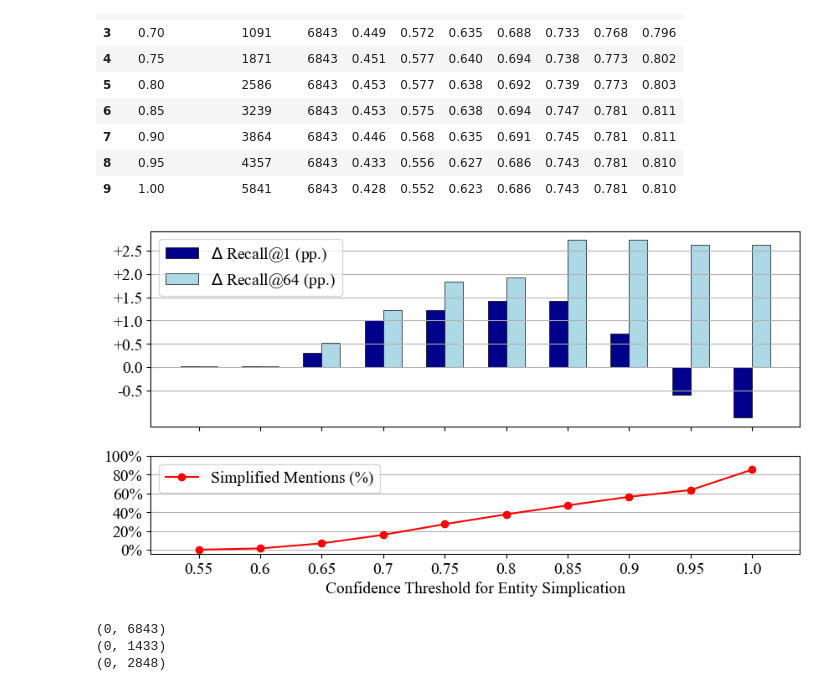
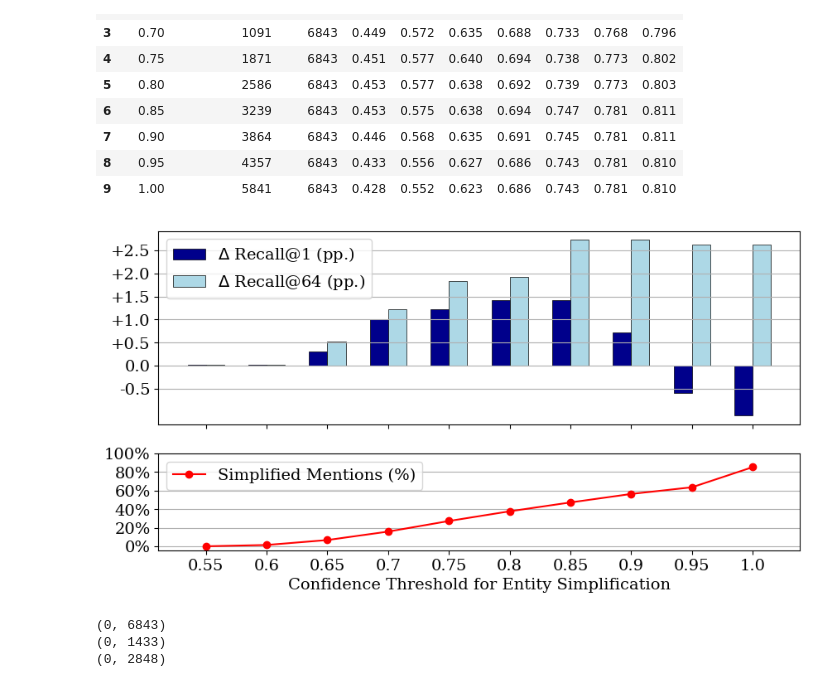
Before and after one commit to hpi-dhc/symptemist, a Jupyter notebook: 1_LLM_Simplification.ipynb, the cells around one changed output. Cells and saved outputs as stored; diff of their text form; code cells hidden in the pictures.

```diff
--- a/1_LLM_Simplification.ipynb
+++ b/1_LLM_Simplification.ipynb
@@ -20,7 +20,7 @@ kb = load_kb(base_path / 'symptemist.jsonl')
 from xmen.evaluation import error_analysis, evaluate, evaluate_at_k
 # %%
 from xmen.linkers import default_ensemble
-linker = default_ensemble(base_path / 'index')
+linker = default_ensemble(base_path / 'index', cuda=True)
 # %% [output]
 https://scikit-learn.org/stable/model_persistence.html#security-maintainability-limitations
   warnings.warn(
@@ -52,7 +52,7 @@ def count_differences(simplified, original):
 # %%
 MODEL = 'gpt-4-0125-preview'
 # Pre-computed for SympTEMIST to save API calls
-table_file = 'lookup_gpt-4-0125-preview_20240214-205237_prompt1.pkl'
+table_file = 'symptemist_lookup_gpt-4-0125-preview_20240214-205237_prompt1.pkl'
 prompt = SYMPTEMIST_FEW_SHOT_EXAMPLES
 
 lookup_table = {}
@@ -204,7 +204,7 @@ cutoff_eval
 from matplotlib import pyplot as plt
 import matplotlib
 
-matplotlib.rcParams.update({'font.size': 14, 'font.family' : 'Times New Roman'})
+matplotlib.rcParams.update({'font.size': 14, 'font.family' : 'serif'})
 
 fig, axs = plt.subplots(2, 1, figsize=(10,5), sharex=True, gridspec_kw={'height_ratios': [2, 1]}, squeeze=True)
 
@@ -216,36 +216,36 @@ width = 0.3
 ax1.bar(x_range - 0.5 * width,
         (cutoff_eval.set_index('cutoff')[1] - baseline[1]['strict']['recall']).values,
         width, color='darkblue', linewidth=0.5, edgecolor='black', label='$\Delta$ Recall@1 (pp.)')
 ax1.bar(x_range + 0.5 * width,
         (cutoff_eval.set_index('cutoff')[64] - baseline[64]['strict']['recall']).values,
         width, color='lightblue', linewidth=0.5, edgecolor='black', label='$\Delta$ Recall@64 (pp.)')
 
 ax1.grid(axis='y')
 ax1.set_yticks(np.arange(-0.005, 0.03, 0.005))
 ax1.set_yticklabels([f'+{t * 100:.1f}' if t > 0 else f'{t * 100:.1f}' for t in ax1.get_yticks()])
 
 ax1.set_xticks(x_range)
 ax1.set_xticklabels(cutoff_eval.cutoff.values)
 
 ax0 = axs[1]
 ax0.grid(axis='y')
 ax0.plot(x_range, cutoff_eval.num_changed / cutoff_eval.num_all, color='red', label='Simplified Mentions (%)', marker='o')
 ax0.set_yticks(np.arange(0,1.02,0.2))
 ax0.set_yticklabels([f"{int(t * 100)}%" if t >= 0 and t <=1 else "" for t in ax0.get_yticks()])
 
-ax0.set_xlabel('Confidence Threshold for Entity Simplication')
+ax0.set_xlabel('Confidence Threshold for Entity Simplification')
 ax0.legend()
 
 ax0.set_xticks(x_range)
 ax0.set_xticklabels(cutoff_eval.cutoff.values)
 
 ax1.legend()
 
-#plt.savefig('diff_cutoff.png', dpi=1200, bbox_inches='tight')
+plt.savefig('diff_cutoff.png', dpi=1200, bbox_inches='tight')
 
 plt.show()
 # %% [output]
-[figure, old version]
+[figure, new version]
 # %%
 best_cutoff = 0.85
 # %%
```
Also changed, not shown: parts of 17 cells of this notebook, 18 other files.
